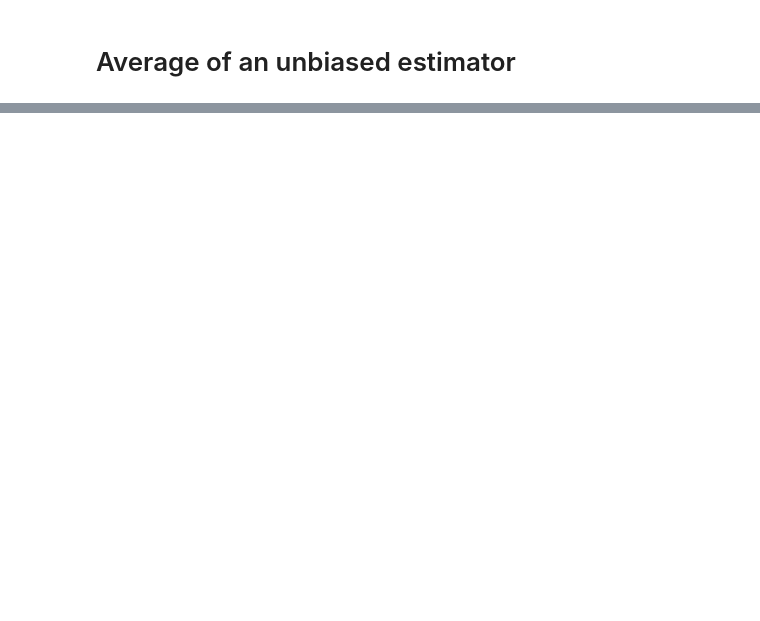
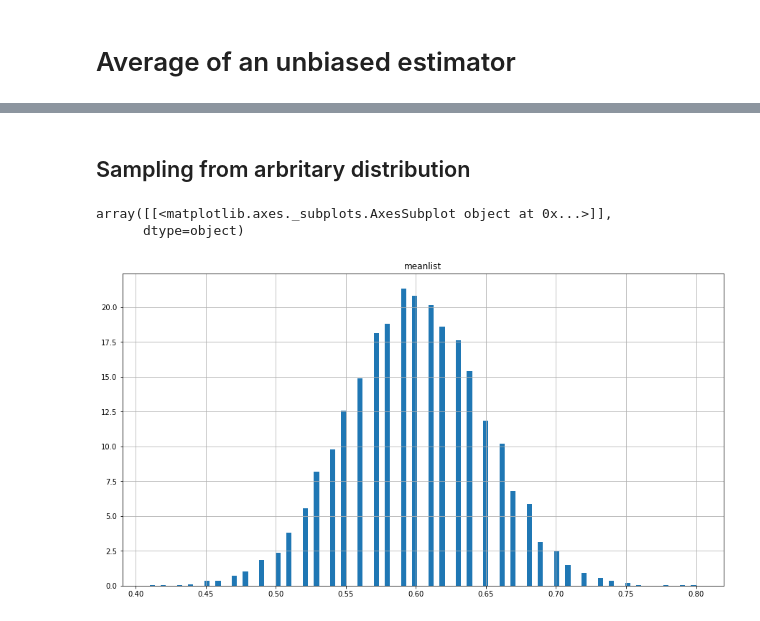
Before and after one commit to gmineo/Coursera-Financial_Analysis, a Jupyter notebook: Week 3 Coursera Stock.ipynb, the cells around one changed output, grey strips where cells are left out. Saved outputs shown, nothing was run; the diff lists cells and outputs as text; code cells hidden in the pictures; blank space fills up the shorter version.

```diff
--- a/Week 3 Coursera Stock.ipynb
+++ b/Week 3 Coursera Stock.ipynb
@@ -69,0 +100,21 @@ sample_variance_collection=[data['Population'].sample(10, replace=True).var(ddof
+# %% [markdown]
+## Sampling from arbritary distribution
+# %%
+# See what central limit theorem tells you...the sample size is larger enough,
+# the distribution of sample mean is approximately normal
+# apop is not normal, but try to change the sample size from 100 to a larger number. The distribution of sample mean of apop
+# becomes normal.
+sample_size = 100
+samplemeanlist = []
+apop =  pd.DataFrame([1, 0, 1, 0, 1])
+for t in range(10000):
+    sample = apop[0].sample(sample_size, replace=True)  # small sample size
+    samplemeanlist.append(sample.mean())
+
+acollec = pd.DataFrame()
+acollec['meanlist'] = samplemeanlist
+acollec.hist(bins=100, normed=1,figsize=(15,8))
+# %% [output]
+array([[<matplotlib.axes._subplots.AxesSubplot object at 0x...>]],
+      dtype=object)
+[figure, added]
```
Also changed, not shown: parts of 37 cells of this notebook.
